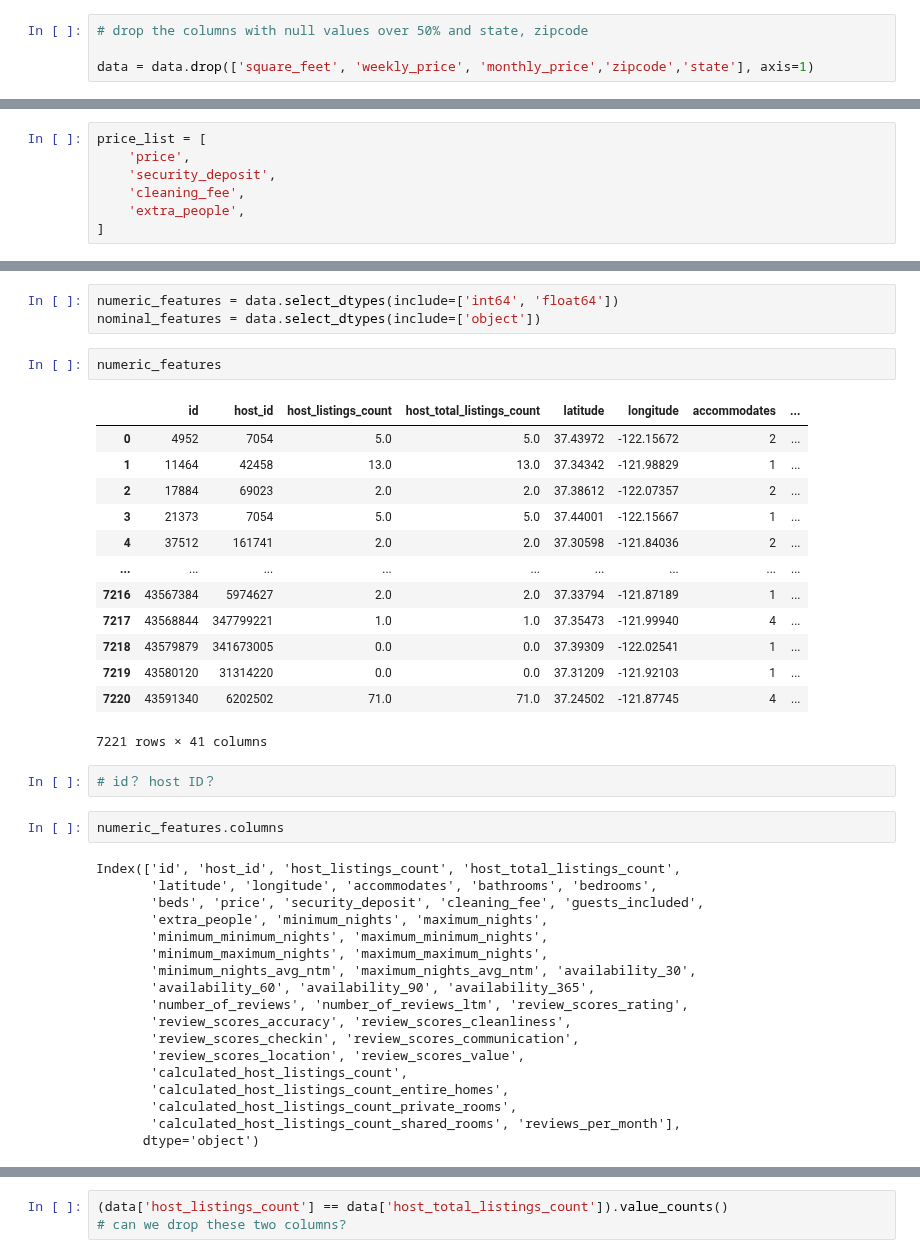
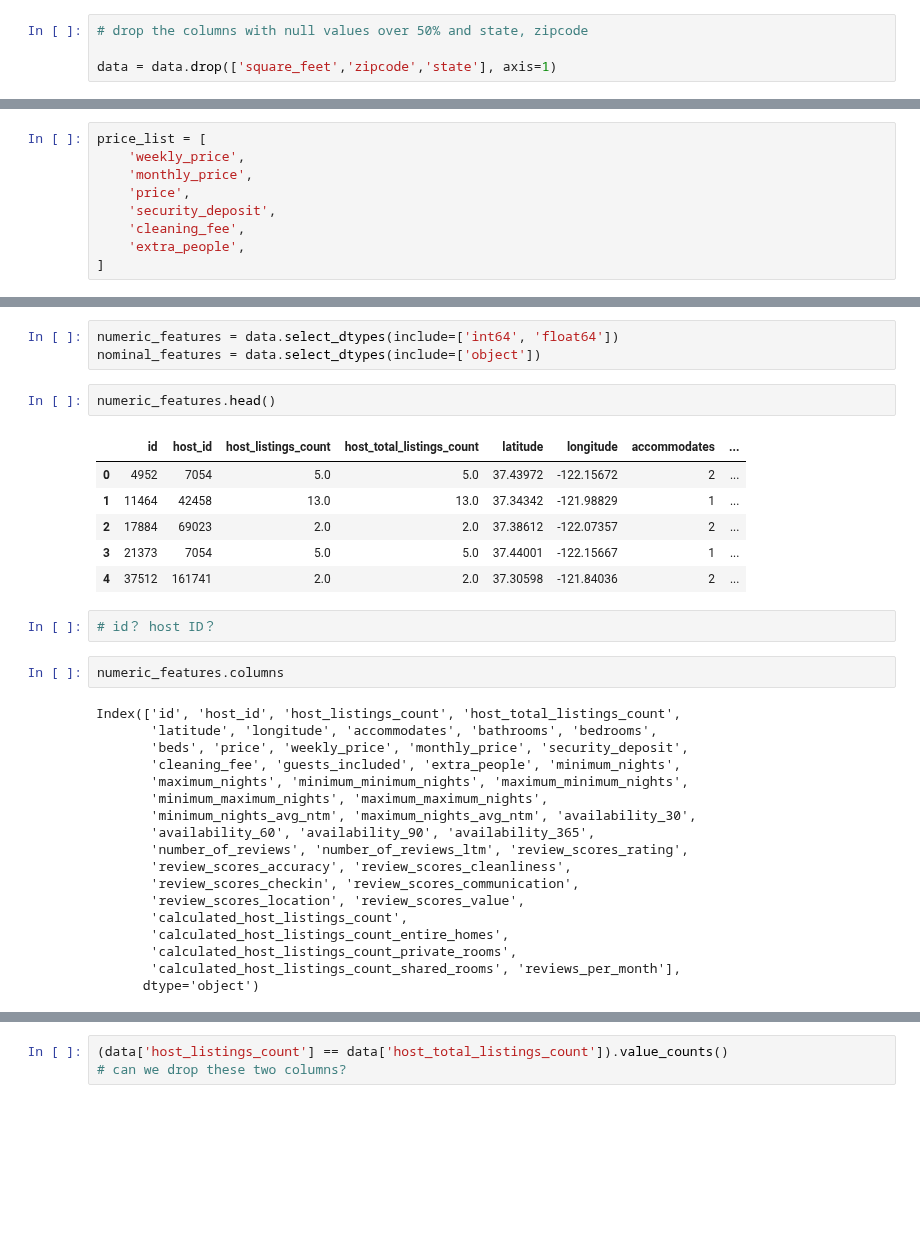
Before and after one commit to johnfcchan/crackdatescience, a Jupyter notebook: Airbnb_evan.ipynb, the cells around one changed output, grey strips where cells are left out. Cells and saved outputs as stored; diff of their text form; blank space fills up the shorter version.

Commit message:
'weekly_price', 'monthly_price' ? pd.set_option

```diff
--- a/Airbnb_evan.ipynb
+++ b/Airbnb_evan.ipynb
@@ -278,7 +285,7 @@ Length: 89, dtype: int64
 # %%
 # drop the columns with null values over 50% and state, zipcode
 
-data = data.drop(['square_feet', 'weekly_price', 'monthly_price','zipcode','state'], axis=1)
+data = data.drop(['square_feet','zipcode','state'], axis=1)
 # %%
 data.columns
 # %% [output]
@@ -301,6 +308,8 @@ Index(['id', 'last_scraped', 'name', 'summary', 'space', 'description',
       dtype='object')
 # %%
 price_list = [
+    'weekly_price',
+    'monthly_price',
     'price',
     'security_deposit',
     'cleaning_fee',
@@ -332,21 +360,14 @@ dtype: int64
 numeric_features = data.select_dtypes(include=['int64', 'float64'])
 nominal_features = data.select_dtypes(include=['object'])
 # %%
-numeric_features
+numeric_features.head()
 # %% [output]
 |  | id | host_id | host_listings_count | host_total_listings_count | latitude | longitude | accommodates | ... |
 | 0 | 4952 | 7054 | 5.0 | 5.0 | 37.43972 | -122.15672 | 2 | ... |
 | 1 | 11464 | 42458 | 13.0 | 13.0 | 37.34342 | -121.98829 | 1 | ... |
 | 2 | 17884 | 69023 | 2.0 | 2.0 | 37.38612 | -122.07357 | 2 | ... |
 | 3 | 21373 | 7054 | 5.0 | 5.0 | 37.44001 | -122.15667 | 1 | ... |
 | 4 | 37512 | 161741 | 2.0 | 2.0 | 37.30598 | -121.84036 | 2 | ... |
-| ... | ... | ... | ... | ... | ... | ... | ... | ... |
-| 7216 | 43567384 | 5974627 | 2.0 | 2.0 | 37.33794 | -121.87189 | 1 | ... |
-| 7217 | 43568844 | 347799221 | 1.0 | 1.0 | 37.35473 | -121.99940 | 4 | ... |
-| 7218 | 43579879 | 341673005 | 0.0 | 0.0 | 37.39309 | -122.02541 | 1 | ... |
-| 7219 | 43580120 | 31314220 | 0.0 | 0.0 | 37.31209 | -121.92103 | 1 | ... |
-| 7220 | 43591340 | 6202502 | 71.0 | 71.0 | 37.24502 | -121.87745 | 4 | ... |
-7221 rows × 41 columns
 # %%
 # id？ host ID？
 # %%
@@ -354,9 +375,9 @@ numeric_features.columns
 # %% [output]
 Index(['id', 'host_id', 'host_listings_count', 'host_total_listings_count',
        'latitude', 'longitude', 'accommodates', 'bathrooms', 'bedrooms',
-       'beds', 'price', 'security_deposit', 'cleaning_fee', 'guests_included',
-       'extra_people', 'minimum_nights', 'maximum_nights',
-       'minimum_minimum_nights', 'maximum_minimum_nights',
+       'beds', 'price', 'weekly_price', 'monthly_price', 'security_deposit',
+       'cleaning_fee', 'guests_included', 'extra_people', 'minimum_nights',
+       'maximum_nights', 'minimum_minimum_nights', 'maximum_minimum_nights',
        'minimum_maximum_nights', 'maximum_maximum_nights',
        'minimum_nights_avg_ntm', 'maximum_nights_avg_ntm', 'availability_30',
        'availability_60', 'availability_90', 'availability_365',
```
Also changed, not shown: parts of 16 cells of this notebook.
